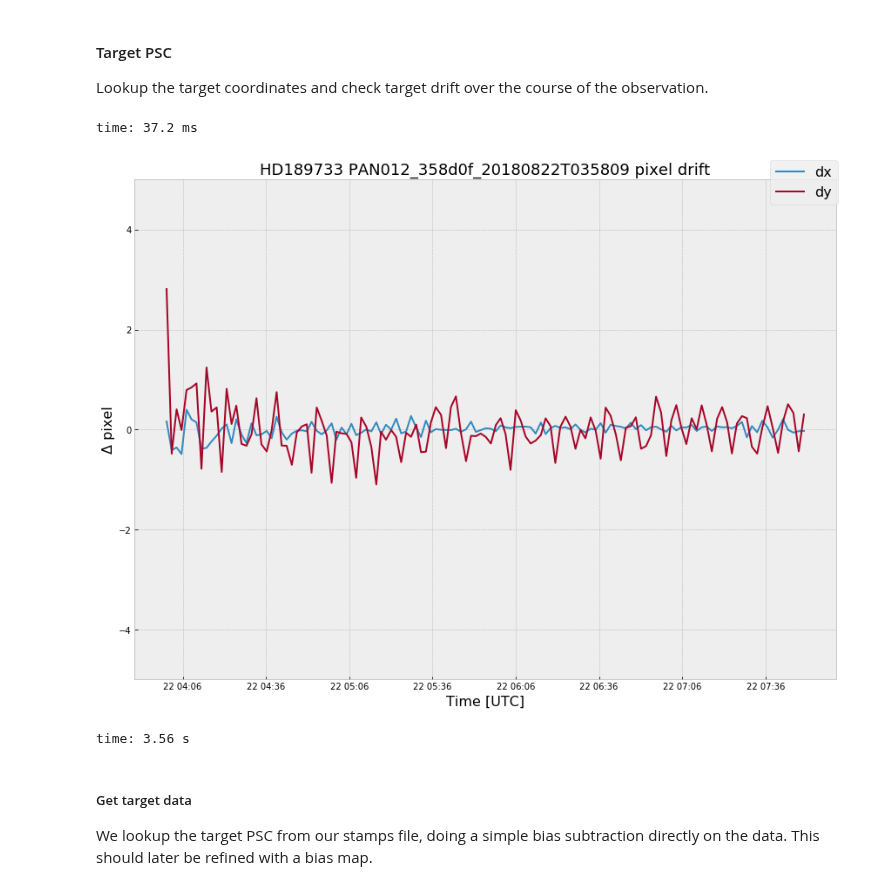
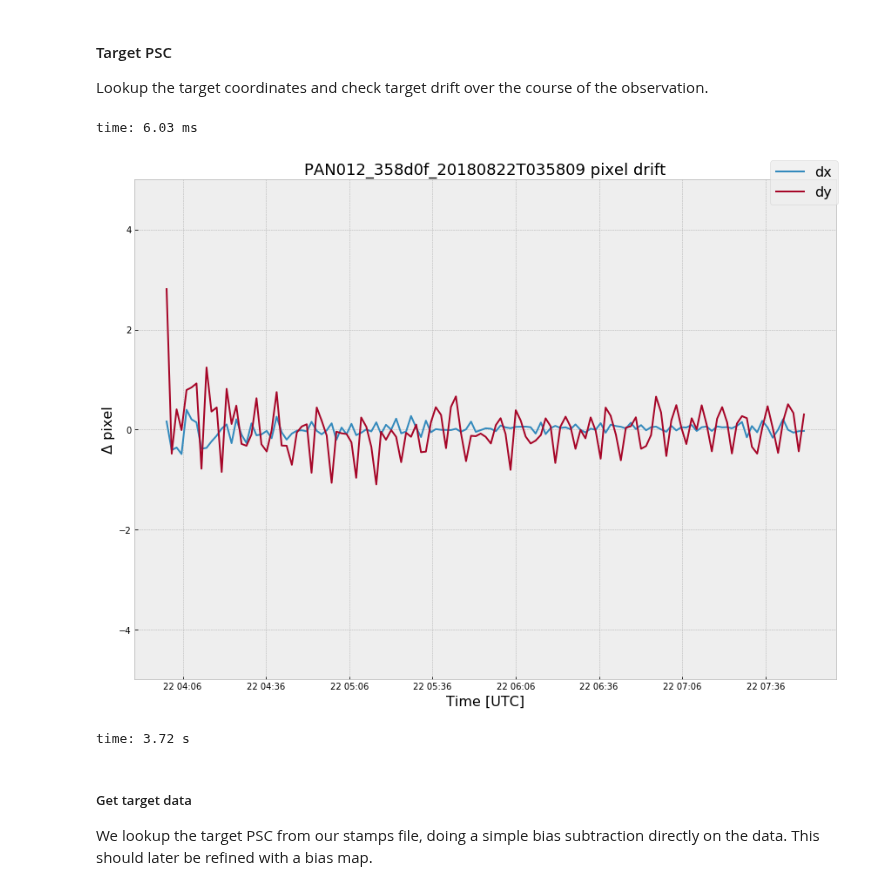
Before and after one commit to panoptes/panoptes-pipeline, a Jupyter notebook: examples/notebooks/ProcessTargetExample.ipynb, the cells around one changed output. Cells and saved outputs as stored; diff of their text form; code cells hidden in the pictures.

```diff
--- a/examples/notebooks/ProcessTargetExample.ipynb
+++ b/examples/notebooks/ProcessTargetExample.ipynb
@@ -200,25 +209,27 @@ time: 1.54 ms
 Lookup the target coordinates and check target drift over the course of the observation.
 # %%
 # Lookup target information - HD 189733
-target_coords = SkyCoord('20h00m43.713s +22d42m39.07s')
+# target_coords = SkyCoord('20h00m43.713s +22d42m39.07s')
+
+target_coords = SkyCoord(point_sources.loc[int(picid)].ra * u.deg, point_sources.loc[int(picid)].dec * u.deg)
 # %% [output]
-time: 37.2 ms
+time: 6.03 ms
 # %%
 x_pos, y_pos = helpers.get_pixel_drift(target_coords, fits_files)
 
 out_fn = '/var/panoptes/images/temp/PAN012/target_movement.png'
 
 drift_pic = helpers.plot_pixel_drift(
     x_pos,
     y_pos,
     index=image_times,
     out_fn=out_fn,
-    title='HD189733 {} pixel drift'.format(sequence)
+    title='{} pixel drift'.format(sequence)
 )
 display(drift_pic)
 # %% [output]
-[figure, old version]
+[figure, new version]
-time: 3.56 s
+time: 3.72 s
 # %% [markdown]
 ##### Get target data
 
```
Also changed, not shown: parts of 56 cells of this notebook, 9 other files.
